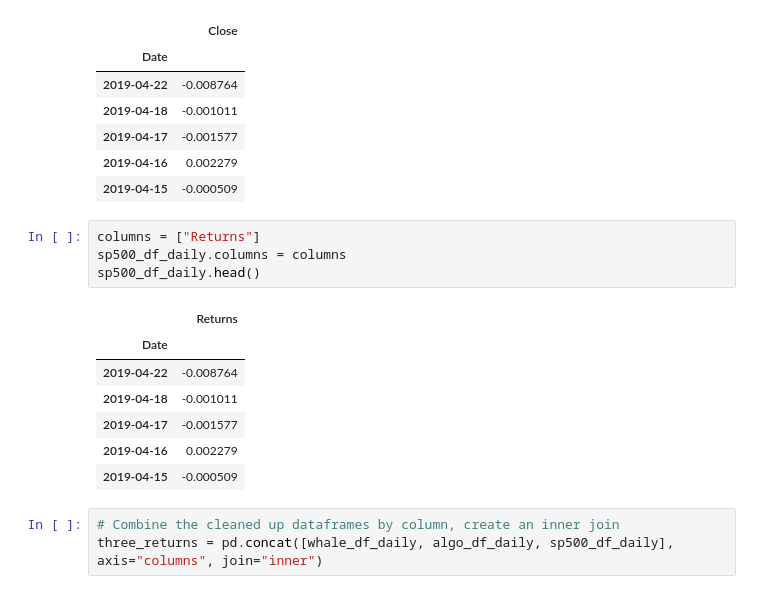
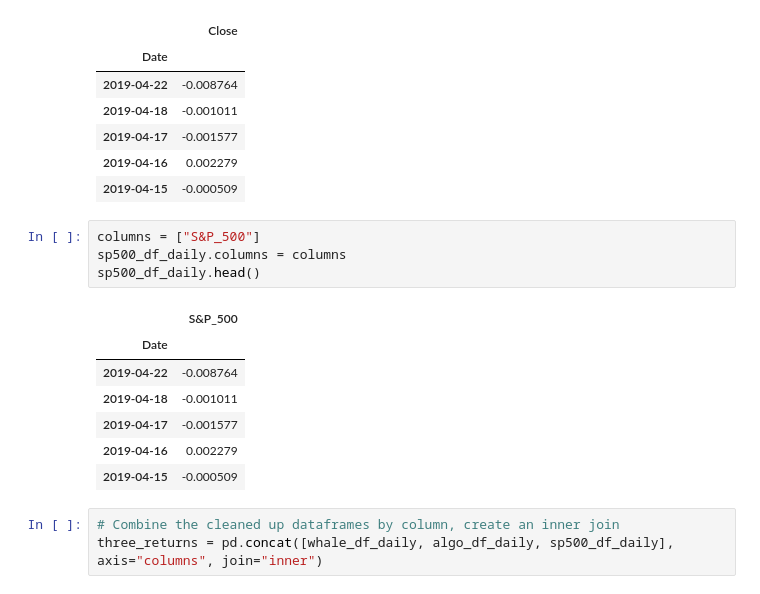
Before and after one commit to yrlbaker/Unit_4_HW, a Jupyter notebook: Whale_HW.ipynb, the cells around one changed output. Drawn from its saved outputs; the diff is of its cells as text.

```diff
--- a/Whale_HW.ipynb
+++ b/Whale_HW.ipynb
@@ -321,11 +318,11 @@ sp500_df_daily.head()
 | 2019-04-16 | 0.002279 |
 | 2019-04-15 | -0.000509 |
 # %%
-columns = ["Returns"]
+columns = ["S&P_500"]
 sp500_df_daily.columns = columns
 sp500_df_daily.head()
 # %% [output]
-|  | Returns |
+|  | S&P_500 |
 | Date |  |
 | 2019-04-22 | -0.008764 |
 | 2019-04-18 | -0.001011 |
```
Also changed, not shown: parts of 28 cells of this notebook, 1 other file.
